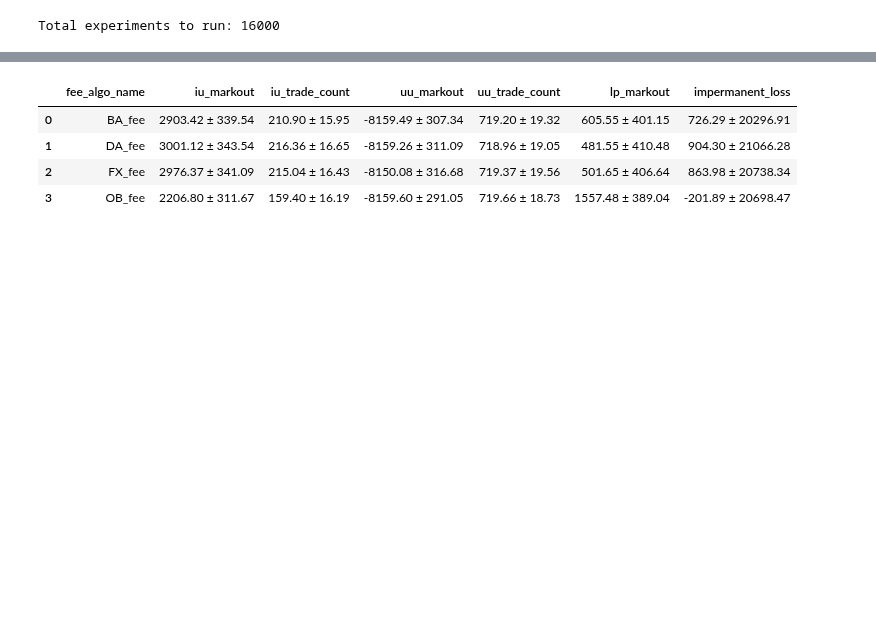
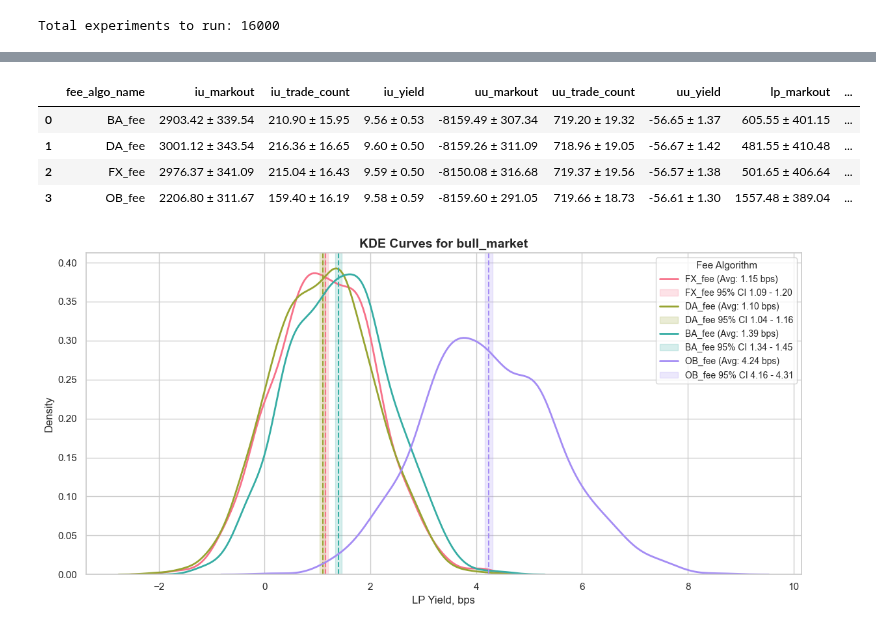
Before and after one commit to swnirk/Dex-Dynamic-Fee, a Jupyter notebook: visualizations/fee_algorithms_comparison_synth_data.ipynb, the cells around one changed output, grey strips where cells are left out. Saved outputs shown, nothing was run; the diff lists cells and outputs as text; code cells hidden in the pictures; blank space fills up the shorter version.

```diff
--- a/visualizations/fee_algorithms_comparison_synth_data.ipynb
+++ b/visualizations/fee_algorithms_comparison_synth_data.ipynb
@@ -194,16 +311,22 @@ show_stats_for_data_alias(
 # %%
 # Bull Market
 
 show_stats_for_data_alias(
     "bull_market",
     "artifacts/synthetic_data/bull_market_stats.csv"
 )
+
+plot_yield_stats(
+    "bull_market",
+    fee_algos=None
+)
 # %% [output]
-|  | fee_algo_name | iu_markout | iu_trade_count | uu_markout | uu_trade_count | lp_markout | impermanent_loss |
-| 0 | BA_fee | 2903.42 ± 339.54 | 210.90 ± 15.95 | -8159.49 ± 307.34 | 719.20 ± 19.32 | 605.55 ± 401.15 | 726.29 ± 20296.91 |
-| 1 | DA_fee | 3001.12 ± 343.54 | 216.36 ± 16.65 | -8159.26 ± 311.09 | 718.96 ± 19.05 | 481.55 ± 410.48 | 904.30 ± 21066.28 |
-| 2 | FX_fee | 2976.37 ± 341.09 | 215.04 ± 16.43 | -8150.08 ± 316.68 | 719.37 ± 19.56 | 501.65 ± 406.64 | 863.98 ± 20738.34 |
-| 3 | OB_fee | 2206.80 ± 311.67 | 159.40 ± 16.19 | -8159.60 ± 291.05 | 719.66 ± 18.73 | 1557.48 ± 389.04 | -201.89 ± 20698.47 |
+|  | fee_algo_name | iu_markout | iu_trade_count | iu_yield | uu_markout | uu_trade_count | uu_yield | lp_markout | ... |
+| 0 | BA_fee | 2903.42 ± 339.54 | 210.90 ± 15.95 | 9.56 ± 0.53 | -8159.49 ± 307.34 | 719.20 ± 19.32 | -56.65 ± 1.37 | 605.55 ± 401.15 | ... |
+| 1 | DA_fee | 3001.12 ± 343.54 | 216.36 ± 16.65 | 9.60 ± 0.50 | -8159.26 ± 311.09 | 718.96 ± 19.05 | -56.67 ± 1.42 | 481.55 ± 410.48 | ... |
+| 2 | FX_fee | 2976.37 ± 341.09 | 215.04 ± 16.43 | 9.59 ± 0.50 | -8150.08 ± 316.68 | 719.37 ± 19.56 | -56.57 ± 1.38 | 501.65 ± 406.64 | ... |
+| 3 | OB_fee | 2206.80 ± 311.67 | 159.40 ± 16.19 | 9.58 ± 0.59 | -8159.60 ± 291.05 | 719.66 ± 18.73 | -56.61 ± 1.30 | 1557.48 ± 389.04 | ... |
+[figure, added]
 # %%
 # Bear Market
 
```
Also changed, not shown: parts of 6 cells of this notebook, 7 other files.
